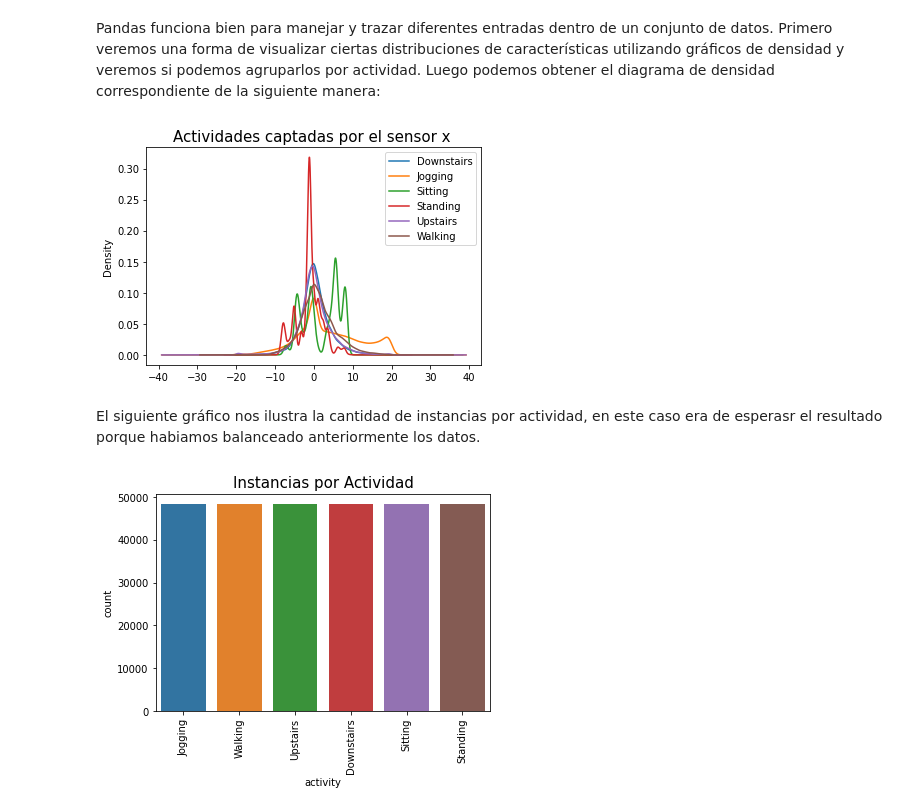
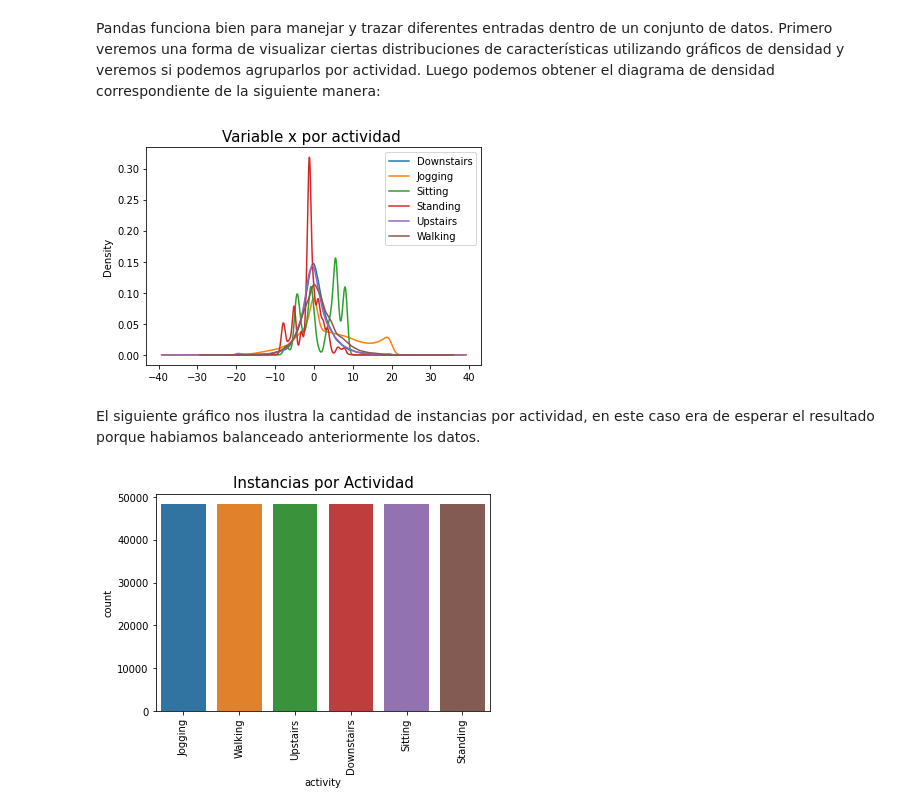
Before and after one commit to epereirasg/Curso-de-Machine-Learning, a Jupyter notebook: ProyectoFinal ML/ Entrega 03 - Explore/ Entrega_03_Explore.ipynb, the cells around one changed output. Drawn from its saved outputs; the diff is of its cells as text; code cells hidden in the pictures.

```diff
--- a/ProyectoFinal ML/ Entrega 03 - Explore/ Entrega_03_Explore.ipynb
+++ b/ProyectoFinal ML/ Entrega 03 - Explore/ Entrega_03_Explore.ipynb
@@ -386,12 +386,12 @@ sns.heatmap(datanew.corr(), annot = True, cmap = 'coolwarm')
 # %% [markdown]
 Pandas funciona bien para manejar y trazar diferentes entradas dentro de un conjunto de datos. Primero veremos una forma de visualizar ciertas distribuciones de características utilizando gráficos de densidad y veremos si podemos agruparlos por actividad. Luego podemos obtener el diagrama de densidad correspondiente de la siguiente manera:
 # %%
-plt.title('Actividades captadas por el sensor x ', fontsize=15)
+plt.title('Variable x por actividad ', fontsize=15)
 ax = datanew.groupby('activity')['x'].plot(kind='kde', legend = True)
 # %% [output]
-[figure, old version]
+[figure, new version]
 # %% [markdown]
-El siguiente gráfico nos ilustra la cantidad de instancias por actividad, en este caso era de esperasr el resultado porque habiamos balanceado anteriormente los datos.
+El siguiente gráfico nos ilustra la cantidad de instancias por actividad, en este caso era de esperar el resultado porque habiamos balanceado anteriormente los datos.
 # %%
 plt.title('Instancias por Actividad', fontsize=15)
 sns.countplot(datanew.activity)
```
Also changed, not shown: parts of 3 cells of this notebook.
